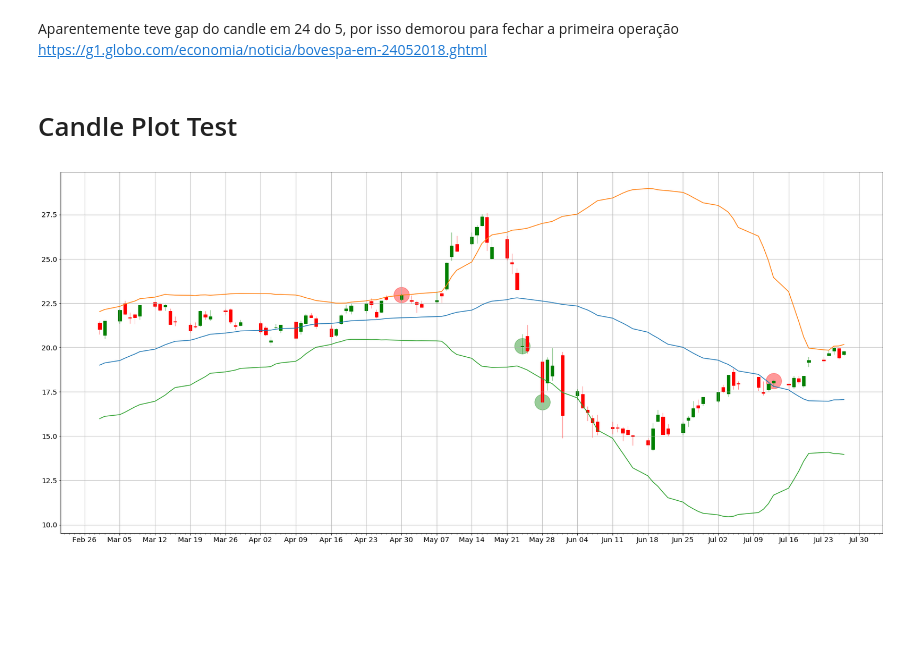
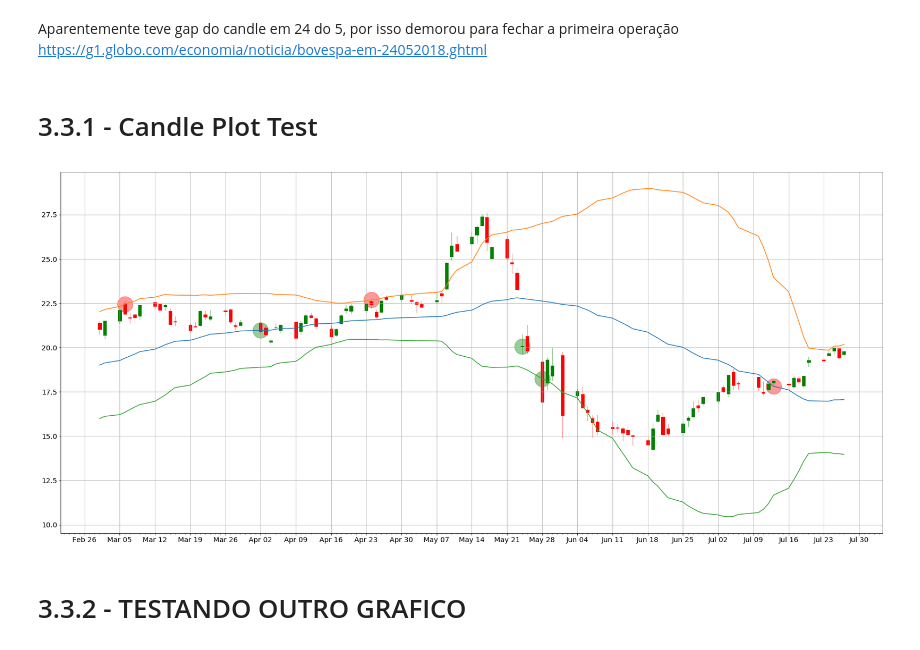
Before and after one commit to RodrigoCalderano/DOM-BOT, a Jupyter notebook: Jupyter/PandasHandler.ipynb, the cells around one changed output. Drawn from its saved outputs; the diff is of its cells as text; code cells hidden in the pictures; blank space fills up the shorter version.

```diff
--- a/Jupyter/PandasHandler.ipynb
+++ b/Jupyter/PandasHandler.ipynb
@@ -212,7 +228,7 @@ for each_order in range(len(df)):
 Aparentemente teve gap do candle em 24 do 5, por isso demorou para fechar a primeira operação
 https://g1.globo.com/economia/noticia/bovespa-em-24052018.ghtml
 # %% [markdown]
-# Candle Plot Test
+# 3.3.1 - Candle Plot Test
 # %%
 import mpl_finance as candle
 from matplotlib.dates import DateFormatter, date2num, WeekdayLocator, DayLocator, MONDAY
@@ -236,32 +252,34 @@ stock = stock.loc['2018-03-01' : '2018-7-28'].reset_index()
 candle_values = [tuple(vals) for vals in stock[['date_ax', 'PRECO DE ABERTURA', 'PRECO MAXIMO', 'PRECO MINIMO', 'PRECO FECHAMENTO']].values]
 
 
 fig, ax = plt.subplots()
 fig.subplots_adjust(bottom=0.2)
 candle.candlestick_ohlc(ax, candle_values, width=0.6, colorup='g',colordown='r');
 plt.grid()
 
 
 mondays = WeekdayLocator(MONDAY)        # major ticks on the mondays
 alldays = DayLocator()              # minor ticks on the days
 weekFormatter = DateFormatter('%b %d')  # e.g., Jan 12
 dayFormatter = DateFormatter('%d')      # e.g., 12
 
 ax.xaxis.set_major_locator(mondays)
 ax.xaxis.set_minor_locator(alldays)
 ax.xaxis.set_major_formatter(weekFormatter)
 
 ax.plot(stock['date_ax'],stock['MA_40'])
 ax.plot(stock['date_ax'],stock['BANDA_1_40 SUPERIOR'])
 ax.plot(stock['date_ax'],stock['BANDA_1_40 INFERIOR'])
 
 
-for each_order in range(len(df)-3):
+for each_order in range(len(df)-5):
     if df['OPERACAO'].iloc[each_order] == 'SELL':
         cor = 'red'
     else:
         cor = 'green'
         # PARA CONTINUAR PRECISO EXECUTAR ANTES O CODIGO DE PEGAR DF DAS OPERACOES
     ax.scatter(df['DATA DO PREGAO'].iloc[each_order], df['PRECO'].iloc[each_order], s=1000, c=cor, alpha=.4)
 # %% [output]
-[figure, old version]
+[figure, new version]
+# %% [markdown]
+# 3.3.2 - TESTANDO OUTRO GRAFICO
```
Also changed, not shown: parts of 16 cells of this notebook, 4 other files.
